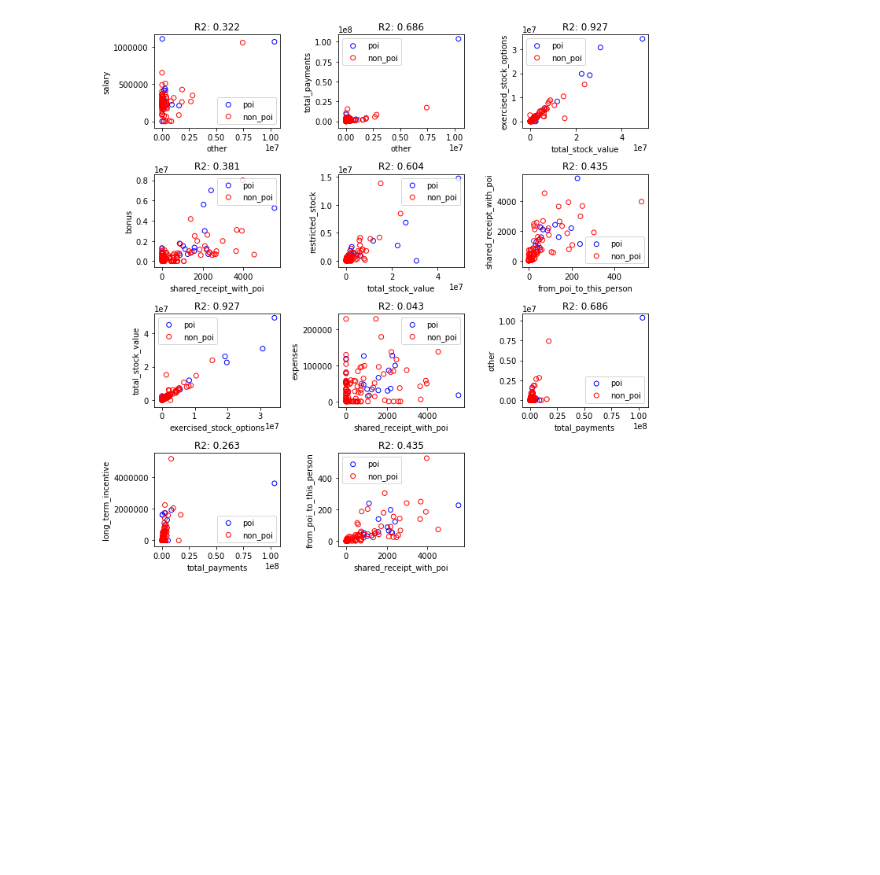
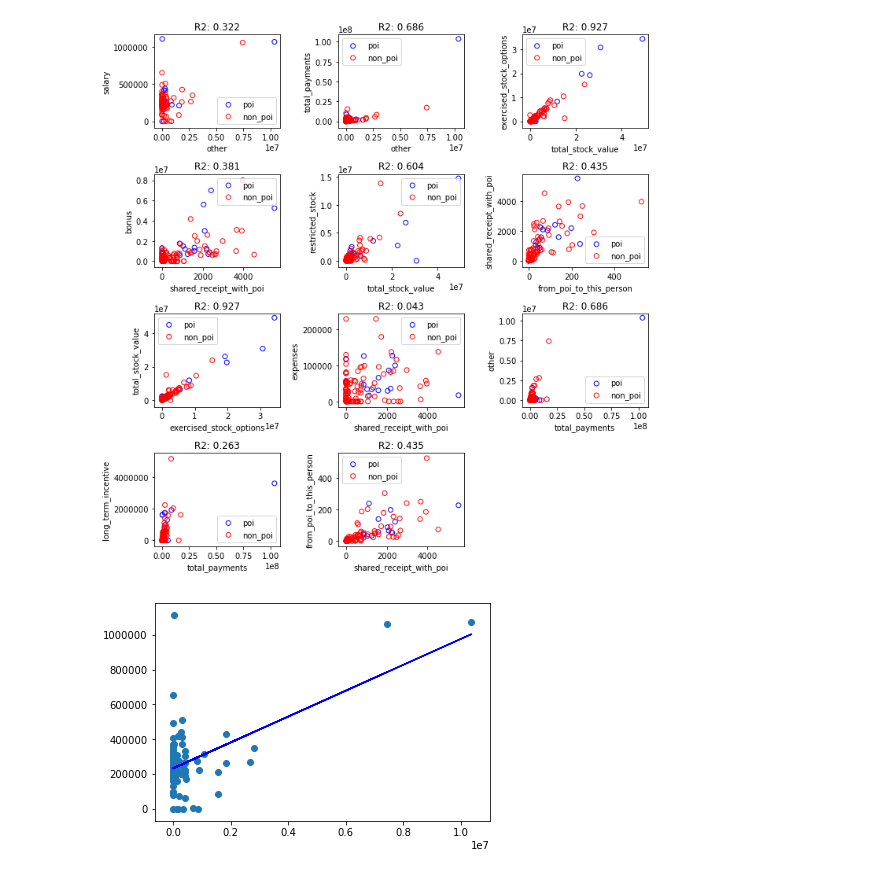
Before and after one commit to trnoriega/enron-data-classifier, a Jupyter notebook: outlier_removal.ipynb, the cells around one changed output. Saved outputs shown, nothing was run; the diff lists cells and outputs as text; code cells hidden in the pictures; blank space fills up the shorter version.

Commit message:
outlier_removal has a working framework

```diff
--- a/outlier_removal.ipynb
+++ b/outlier_removal.ipynb
@@ -142,104 +142,90 @@ correlation_score_plotter(top_perm_scores, rows_columns=(4,3), figsize=(10,10))
 [figure]
 # %%
 import random
-import np
-import matplotlib.pyplot as plt
-import pickle
 
-from tools.feature_format import featureFormat, targetFeatureSplit
-from tools.tester import load_classifier_and_data
-
-def make_features_labels(dataset, feature_names):
-    """
-    Quick way to split a dataset into features and labels based on feature names
-    """
-    data = featureFormat(dataset, feature_names, sort_keys = True)
-    labels, features = targetFeatureSplit(data)
-    labels = np.array(labels)
-    features = np.array(features)
-
-    return features, labels
-
-clf, dataset, feature_list = load_classifier_and_data()
-
-features, labels = make_features_labels(dataset, feature_list)
-clf
-
-def outlierCleaner(predictions, feature_1, feature_2):
+def outlierCleaner(predictions, X, y, percent=5):
     """
         Clean away the 10% of points that have the largest
         residual errors (difference between the prediction
         and the actual net worth).
 
-        Return a list of tuples namedvalues where
-        each tuple is of the form (age, net_worth, error).
+        Return a list of tuple named-values where
+        each tuple is of the form (X, y, error).
     """
-    assert len(feature_1) == len(feature_2) == len(predictions)
-    total_len = len(feature_1)
+    assert len(X) == len(y) == len(predictions)
+    total_len = len(X)
     values = []
     for i in range(total_len):
-        error = predictions[i]-feature_2[i]
+        error = predictions[i]-y[i]
         abs_error = abs(error)
-        values.append(feature_1[i], feature_2[i],
-                      abs_error, error)
+        values.append((X[i], y[i],
+                      abs_error, error))
 
-    dtype = [('feature_1', int), ('feature_2', float), ('abs_error', float), ('error', float)]
+    dtype = [('X', int), ('y', float), ('abs_error', float), ('error', float)]
     arr = np.array(values, dtype=dtype)
     arr = np.sort(arr, order='abs_error')
-    end = -int(total_len*0.1)
+
+    # This end determines how many are removed
+    end = -int(total_len*percent/100)
     new_arr = arr[:end]
-    new_arr = new_arr[['feature_1', 'feature_2', 'error']]
+    new_arr = new_arr[['X', 'y', 'error']]
 
     return list(new_arr)
 
-# feature_1 and feature_2 need to be reshaped into 2D np arrays
-feature_1 = np.reshape(np.array(feature_1), (len(feature_1), 1))
-feature_2 = np.reshape(np.array(feature_2), (len(feature_2), 1))
+X = top_perm_scores[0][3]
+y = top_perm_scores[0][4]
+
+# X and y need to be reshaped into 2D np arrays
+X = np.reshape(np.array(X), (len(X), 1))
+y = np.reshape(np.array(y), (len(y), 1))
 
 from sklearn.model_selection import train_test_split
-train_feature_1, test_feature_1, train_feature_2, test_feature_2 =\
-train_test_split(feature_1, feature_2, test_size=0.1, random_state=42)
+train_X, test_X, train_y, test_y =\
+train_test_split(X, y, test_size=0.1, random_state=42)
 
+plt.close('all')
 # Fit features to a regression
 from sklearn.linear_model import LinearRegression
 reg = LinearRegression()
-reg.fit(train_feature_1, train_feature_2)
+reg.fit(train_X, train_y)
 
 try:
-    plt.plot(feature_1, reg.predict(feature_1), color="blue")
+    plt.plot(X, reg.predict(X), color="blue")
 except NameError:
     pass
-plt.scatter(feature_1, feature_2)
+plt.scatter(X, y)
 plt.show()
 
 
 ### identify and remove the most outlier-y points
 cleaned_data = []
 try:
-    predictions = reg.predict(train_feature_1)
-    cleaned_data = outlierCleaner(predictions, train_feature_1, train_feature_2 )
+    predictions = reg.predict(train_X)
+    cleaned_data = outlierCleaner(predictions, train_X, train_y )
 except NameError:
     print "your regression object doesn't exist, or isn't name reg"
     print "can't make predictions to use in identifying outliers"
 
 ### only run this code if cleaned_data is returning data
 if len(cleaned_data) > 0:
-    feature_1, feature_2, errors = zip(*cleaned_data)
-    feature_1 = np.reshape(np.array(feature_1), (len(feature_1), 1))
-    feature_2 = np.reshape(np.array(feature_2), (len(feature_2), 1))
+    X, y, errors = zip(*cleaned_data)
+    X = np.reshape(np.array(X), (len(X), 1))
+    y = np.reshape(np.array(y), (len(y), 1))
 
     ### refit your cleaned data!
     try:
-        reg.fit feature_1, feature_2)
-        plt.plot feature_1, reg.predict feature_1), color="blue")
+        reg.fit(X, y)
+        plt.plot(X, reg.predict(X), color="blue")
     except NameError:
         print "you don't seem to have regression imported/created,"
-        print "   or else your regression object isn't named reg"
-        print "   either way, only draw the scatter plot of the cleaned data"
-    plt.scatter feature_1, feature_2)
-    plt.xlabel( feature_1")
-    plt.ylabel("net worths")
+        print "or else your regression object isn't named reg"
+        print "either way, only draw the scatter plot of the cleaned data"
+    plt.scatter(X, y)
+    plt.xlabel('X')
+    plt.ylabel('y')
     plt.show()
 
 else:
     print "outlierCleaner() is returning an empty list, no refitting to be done"
+# %% [output]
+[figure, added]
```
Also changed, not shown: parts of 1 cell of this notebook.
